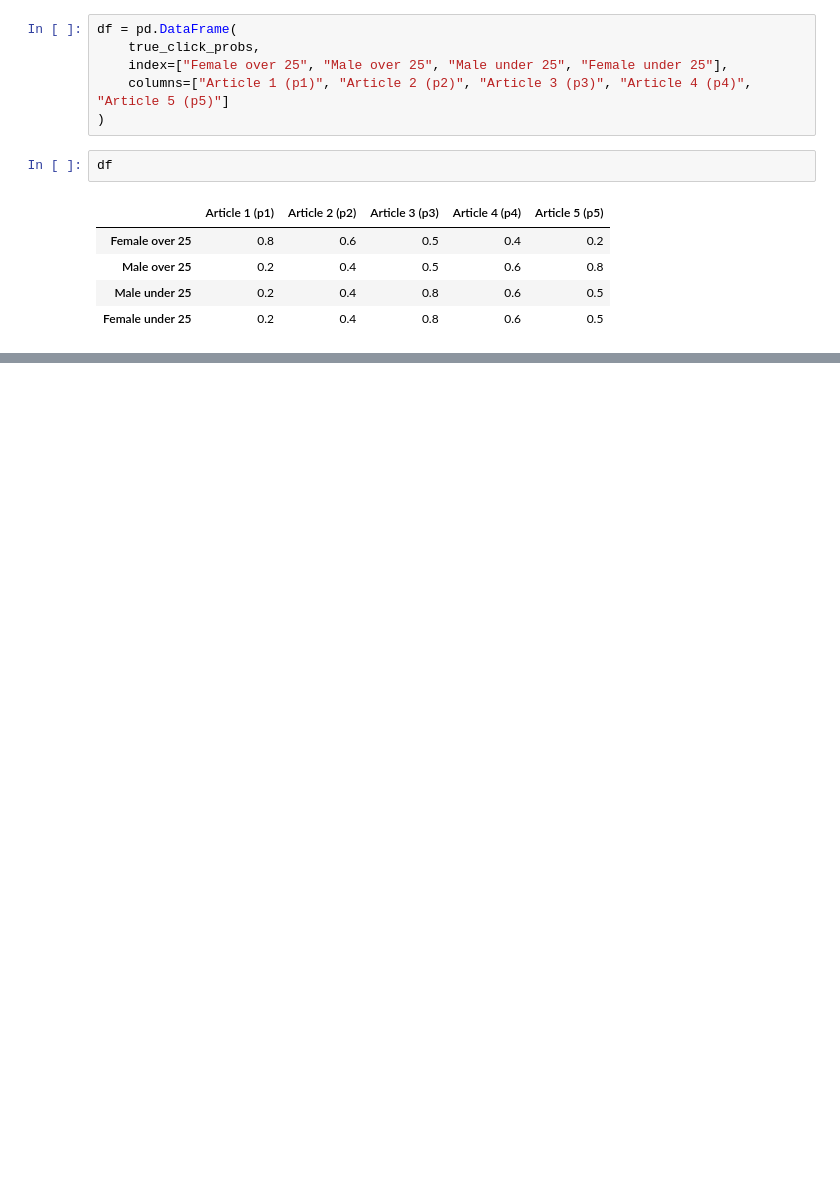
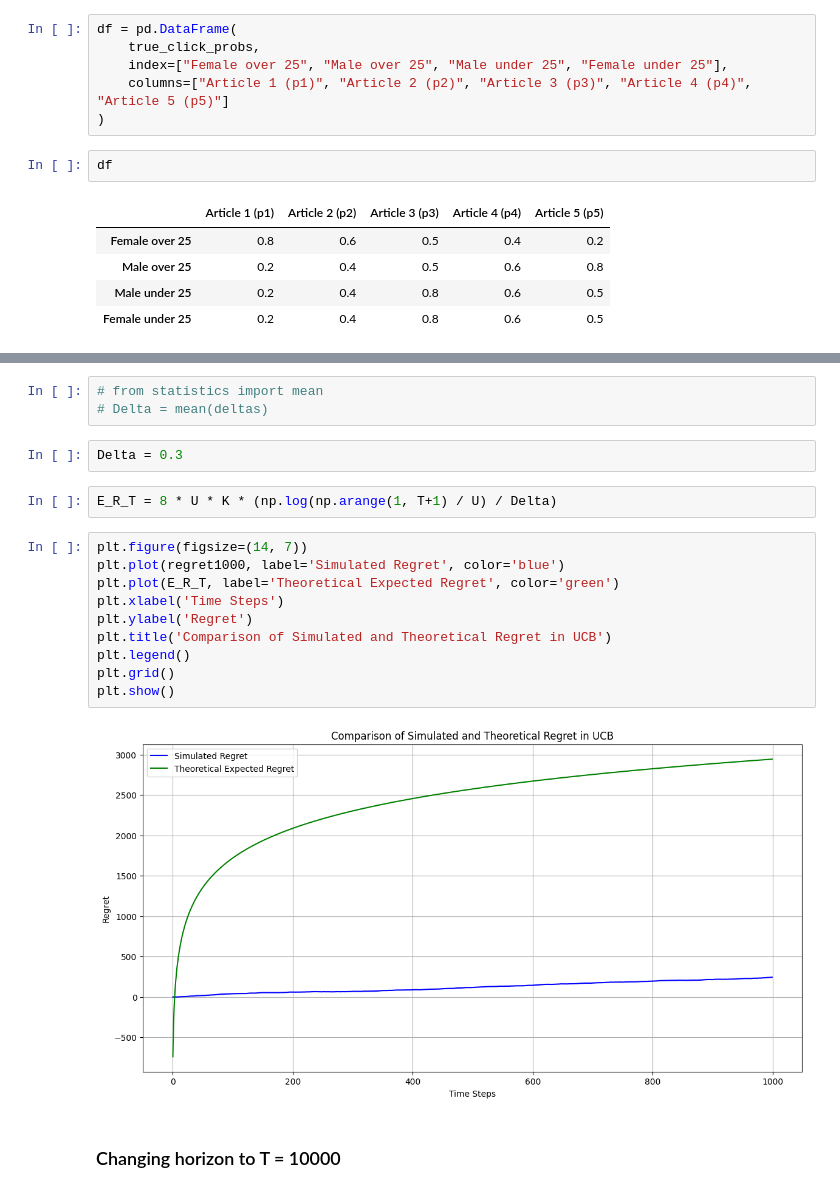
Before and after one commit to nick-hue/Reinforcement-Learning, a Jupyter notebook: Exercise1/RL_UCB.ipynb, the cells around one changed output, grey strips where cells are left out. Cells and saved outputs as stored; diff of their text form; blank space fills up the shorter version.

```diff
--- a/Exercise1/RL_UCB.ipynb
+++ b/Exercise1/RL_UCB.ipynb
@@ -124,0 +118,21 @@ plt.locator_params(axis='x', integer=True)
+# %%
+# from statistics import mean
+# Delta = mean(deltas)
+# %%
+Delta = 0.3
+# %%
+E_R_T = 8 * U * K * (np.log(np.arange(1, T+1) / U) / Delta)
+# %%
+plt.figure(figsize=(14, 7))
+plt.plot(regret1000, label='Simulated Regret', color='blue')
+plt.plot(E_R_T, label='Theoretical Expected Regret', color='green')
+plt.xlabel('Time Steps')
+plt.ylabel('Regret')
+plt.title('Comparison of Simulated and Theoretical Regret in UCB')
+plt.legend()
+plt.grid()
+plt.show()
+# %% [output]
+[figure, added]
+# %% [markdown]
+### Changing horizon to T = 10000
```
Also changed, not shown: parts of 14 cells of this notebook, 2 other files.
